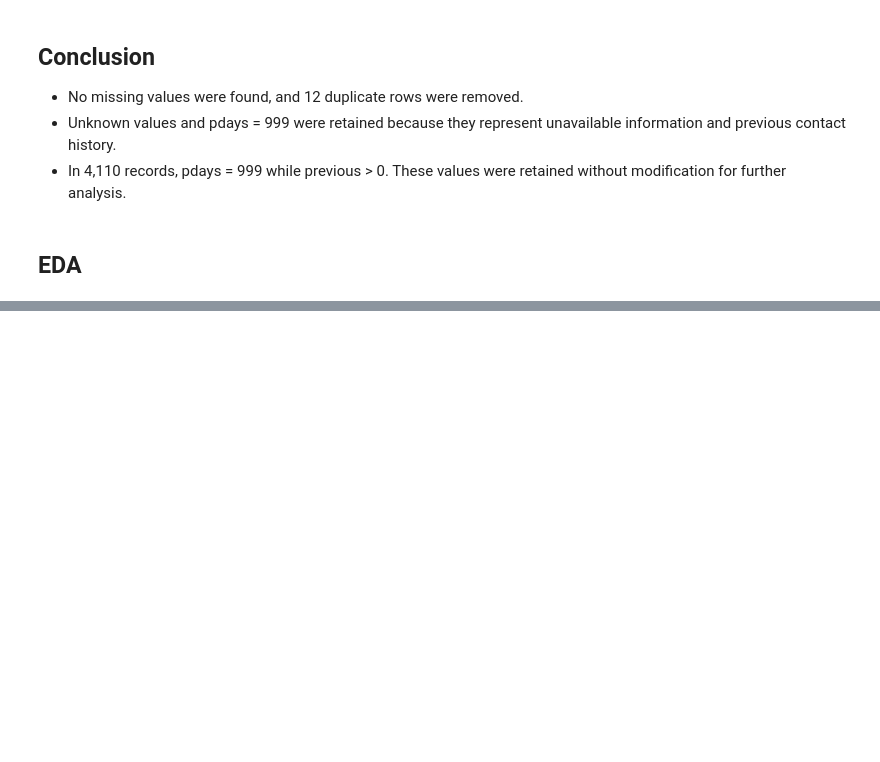
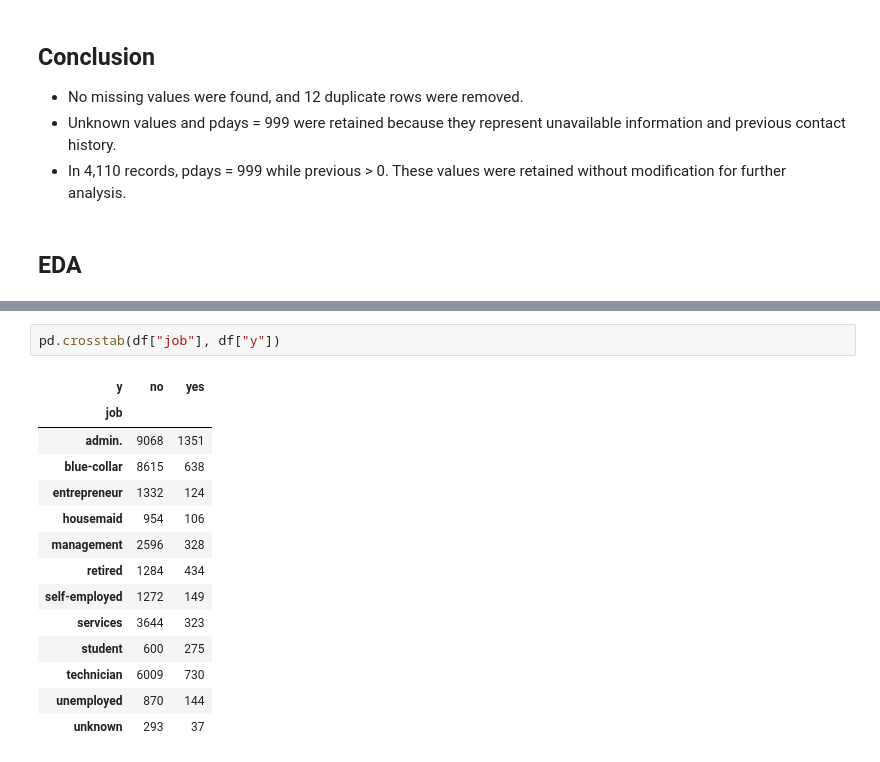
Before and after one commit to Chandni-R53/Marketing-Campaign-Analysis, a Jupyter notebook: analysis.ipynb, the cells around one changed output, grey strips where cells are left out. Saved outputs shown, nothing was run; the diff lists cells and outputs as text; blank space fills up the shorter version.

```diff
--- a/analysis.ipynb
+++ b/analysis.ipynb
@@ -293,0 +323,17 @@ pd.crosstab(df["pdays"].eq(999), df["previous"].gt(0))
+# %%
+pd.crosstab(df["job"], df["y"])
+# %% [output]
+| y | no | yes |
+| job |  |  |
+| admin. | 9068 | 1351 |
+| blue-collar | 8615 | 638 |
+| entrepreneur | 1332 | 124 |
+| housemaid | 954 | 106 |
+| management | 2596 | 328 |
+| retired | 1284 | 434 |
+| self-employed | 1272 | 149 |
+| services | 3644 | 323 |
+| student | 600 | 275 |
+| technician | 6009 | 730 |
+| unemployed | 870 | 144 |
+| unknown | 293 | 37 |
```
Also changed, not shown: parts of 6 cells of this notebook.
